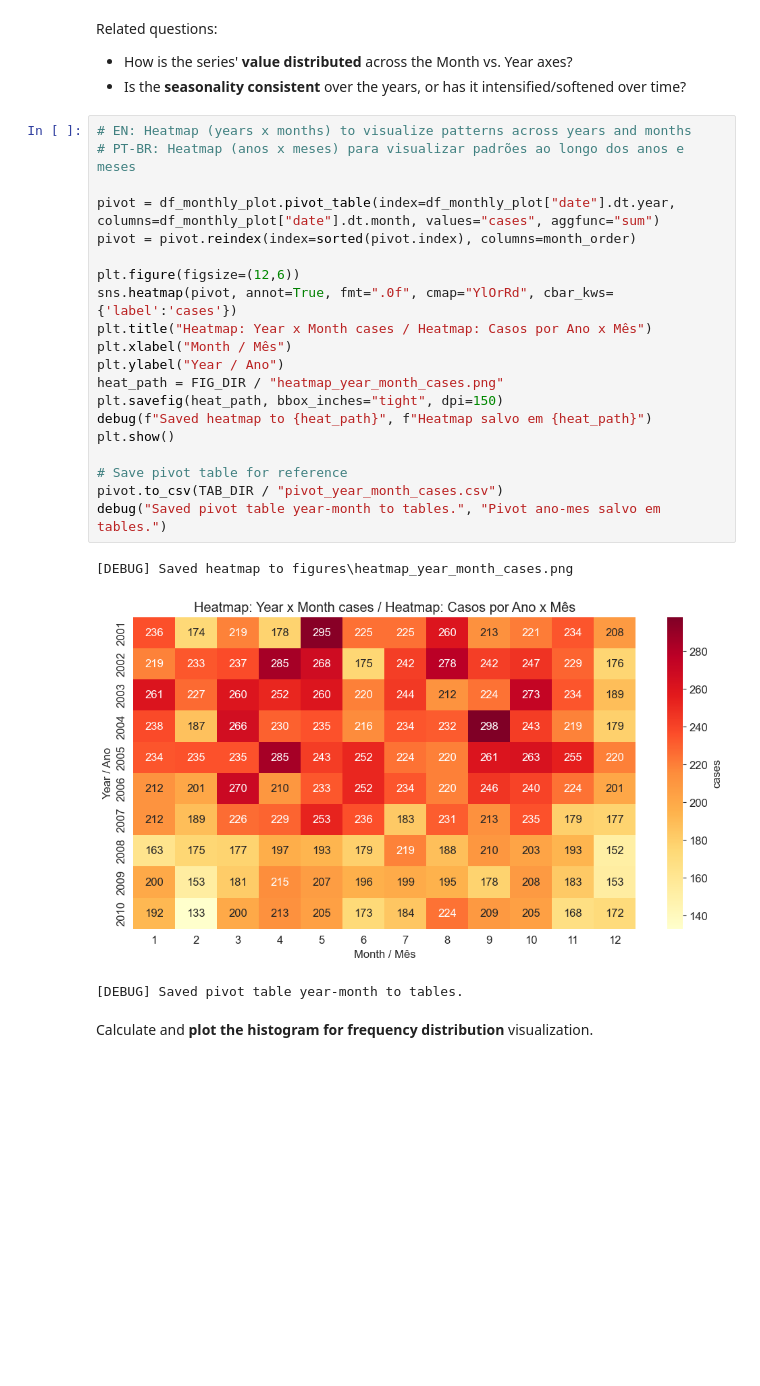
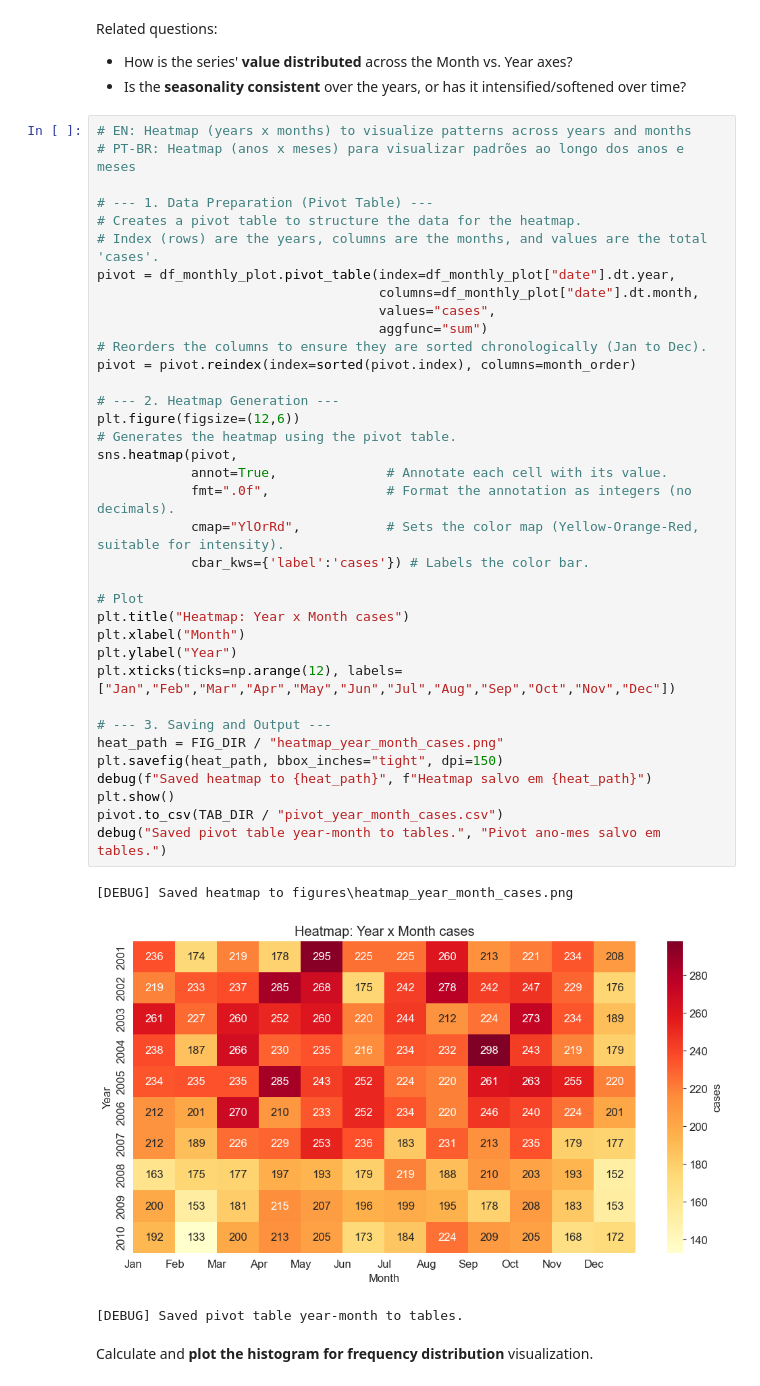
Before and after one commit to ioannisbaptista/IC2011---TB-MA, a Jupyter notebook: Exploratory Data Analysis.ipynb, the cells around one changed output. Drawn from its saved outputs; the diff is of its cells as text; blank space fills up the shorter version.

```diff
--- a/Exploratory Data Analysis.ipynb
+++ b/Exploratory Data Analysis.ipynb
@@ -239,26 +324,42 @@ Related questions:
 # %%
 # EN: Heatmap (years x months) to visualize patterns across years and months
 # PT-BR: Heatmap (anos x meses) para visualizar padrões ao longo dos anos e meses
 
-pivot = df_monthly_plot.pivot_table(index=df_monthly_plot["date"].dt.year, columns=df_monthly_plot["date"].dt.month, values="cases", aggfunc="sum")
+# --- 1. Data Preparation (Pivot Table) ---
+# Creates a pivot table to structure the data for the heatmap.
+# Index (rows) are the years, columns are the months, and values are the total 'cases'.
+pivot = df_monthly_plot.pivot_table(index=df_monthly_plot["date"].dt.year,
+                                    columns=df_monthly_plot["date"].dt.month,
+                                    values="cases",
+                                    aggfunc="sum")
+# Reorders the columns to ensure they are sorted chronologically (Jan to Dec).
 pivot = pivot.reindex(index=sorted(pivot.index), columns=month_order)
 
+# --- 2. Heatmap Generation ---
 plt.figure(figsize=(12,6))
-sns.heatmap(pivot, annot=True, fmt=".0f", cmap="YlOrRd", cbar_kws={'label':'cases'})
-plt.title("Heatmap: Year x Month cases / Heatmap: Casos por Ano x Mês")
-plt.xlabel("Month / Mês")
-plt.ylabel("Year / Ano")
+# Generates the heatmap using the pivot table.
+sns.heatmap(pivot,
+            annot=True,              # Annotate each cell with its value.
+            fmt=".0f",               # Format the annotation as integers (no decimals).
+            cmap="YlOrRd",           # Sets the color map (Yellow-Orange-Red, suitable for intensity).
+            cbar_kws={'label':'cases'}) # Labels the color bar.
+
+# Plot
+plt.title("Heatmap: Year x Month cases")
+plt.xlabel("Month")
+plt.ylabel("Year")
+plt.xticks(ticks=np.arange(12), labels=["Jan","Feb","Mar","Apr","May","Jun","Jul","Aug","Sep","Oct","Nov","Dec"])
+
+# --- 3. Saving and Output ---
 heat_path = FIG_DIR / "heatmap_year_month_cases.png"
 plt.savefig(heat_path, bbox_inches="tight", dpi=150)
 debug(f"Saved heatmap to {heat_path}", f"Heatmap salvo em {heat_path}")
 plt.show()
-
-# Save pivot table for reference
 pivot.to_csv(TAB_DIR / "pivot_year_month_cases.csv")
 debug("Saved pivot table year-month to tables.", "Pivot ano-mes salvo em tables.")
 # %% [output]
 [DEBUG] Saved heatmap to figures\heatmap_year_month_cases.png
-[figure, old version]
+[figure, new version]
 [DEBUG] Saved pivot table year-month to tables.
 # %% [markdown]
 Calculate and **plot the histogram for frequency distribution** visualization.
```
Also changed, not shown: parts of 10 cells of this notebook, 11 other files.
